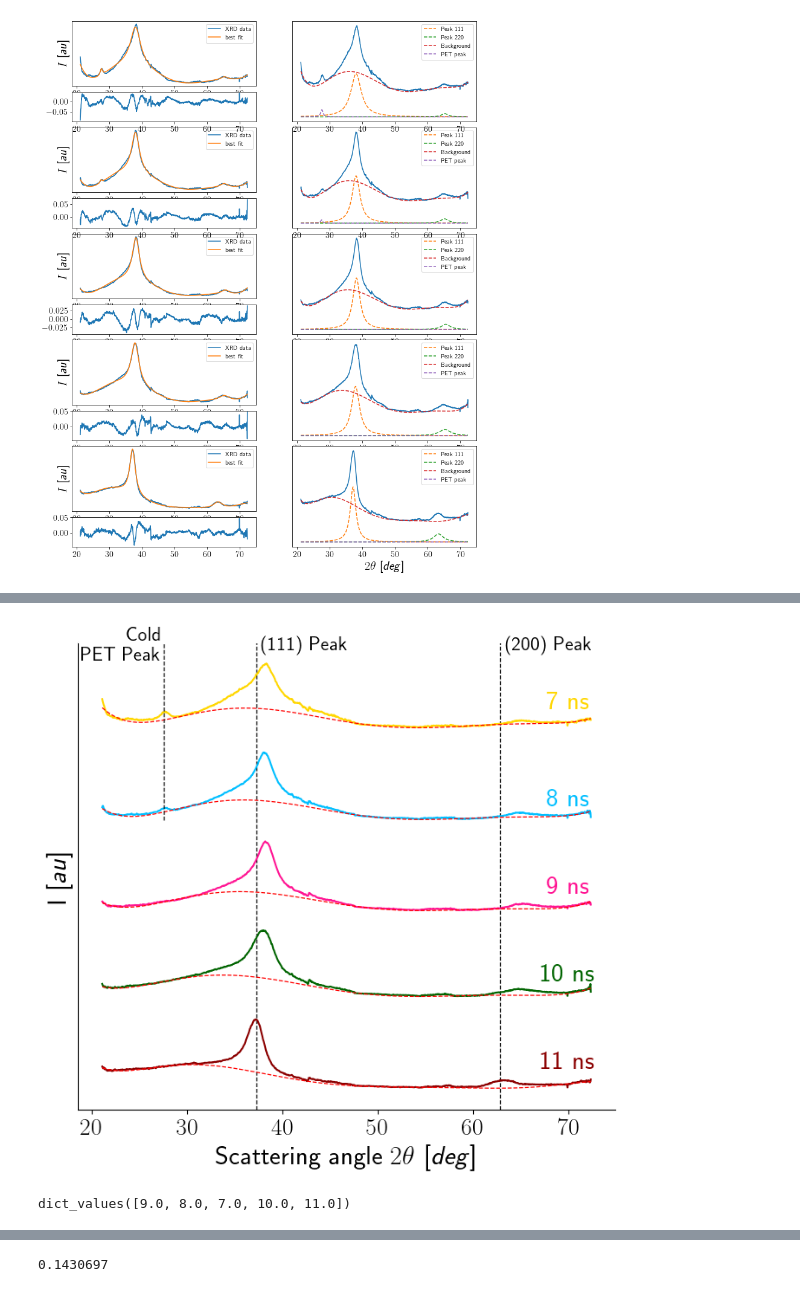
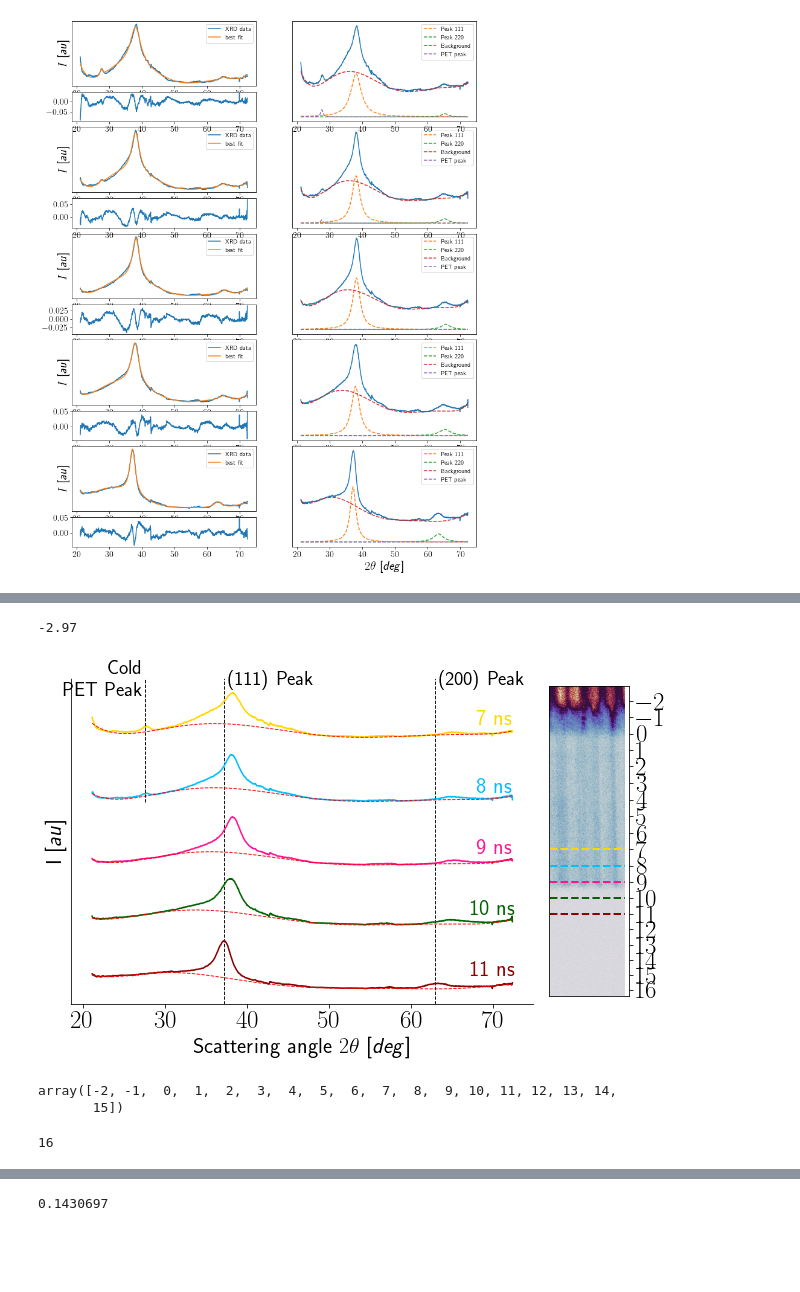
Before and after one commit to HeuserB/PhD_Thesis, a Jupyter notebook: notebooks/diamond_formation_LW03/diamond_formation.ipynb, the cells around one changed output, grey strips where cells are left out. Saved outputs shown, nothing was run; the diff lists cells and outputs as text; code cells hidden in the pictures; blank space fills up the shorter version.

```diff
--- a/notebooks/diamond_formation_LW03/diamond_formation.ipynb
+++ b/notebooks/diamond_formation_LW03/diamond_formation.ipynb
@@ -516,10 +522,54 @@ t_r182[-1] - t_r182[0]
-# %%
-matplotlib.rc('text', usetex = True)
-waterfallPlot()
-# %% [output]
-[figure, removed]
-# %%
-probingTime = {182:9.,186:8.,188:7.,190:10.,192:11.}
-probingTime.values()
-# %% [output]
-dict_values([9.0, 8.0, 7.0, 10.0, 11.0])
+# %%
+t_r182[0]
+# %% [output]
+-2.97
+# %%
+from scipy.interpolate import interp1d
+matplotlib.rc('font', weight='bold')
+
+fig                         = plt.figure(figsize=(10,6))
+gs                          = fig.add_gridspec(1, 6)
+
+ax0                         = fig.add_subplot(gs[0:1, 0:5])
+ax1                         = fig.add_subplot(gs[0:1, 5:6])
+ax1.imshow((ROI),cmap="twilight",interpolation='nearest')
+ax1.set_xticks([])
+#line                        = matplotlib.lines.Line2D([0,1],[0,1],marker=">")
+
+ticksPos                       = np.arange(len(t_r182))
+### interpolate to map y values postions to the corresponding tick position
+labelMapper                    = interp1d(t_r182, ticksPos)
+
+### get the positions of where we have integer values for the y value
+tMin, tMax                     = int(t_r182.min()), int(t_r182.max())
+tickLables                     = np.arange(tMin,tMax+1)
+
+#polynomial                     = np.poly1d([-2.,1.52475e-02,9.14541e-06,-5.96076e-09])
+
+tickPositions = [labelMapper(y_value) for y_value in tickLables]
+ax1.set_yticks(tickPositions)
+ax1.set_yticklabels([f"${label}$" for label in tickLables],ha='left')
+ax1.yaxis.tick_right()
+colors = ['gold','deepskyblue','deeppink','darkgreen','darkred']
+
+for id, time in enumerate([7,8,9,10,11]):
+        ax1.hlines(y=labelMapper(time), xmin=0, xmax=250, linewidth=2, color=colors[id],linestyle='--')
+
+ax1.yaxis.set_tick_params(labelsize=25)
+matplotlib.rc('text', usetex = True)
+waterfallPlot(fig=fig,axes=ax0)
+ax0.set_yticks([])
+fig.tight_layout()
+fig.savefig('/home/benjamin/Nextcloud/Work/W_PhD/W_PhD_Articles/Heuser_ND_recovery/figures/waterfall.pdf')
+# %% [output]
+[figure, added]
+# %%
+tMin, tMax                     = int(t_r182.min()), int(t_r182.max())
+tickLables
+# %% [output]
+array([-2, -1,  0,  1,  2,  3,  4,  5,  6,  7,  8,  9, 10, 11, 12, 13, 14,
+       15])
+# %%
+tMax
+# %% [output]
+16
```
Also changed, not shown: parts of 12 cells of this notebook, 2 other files.
